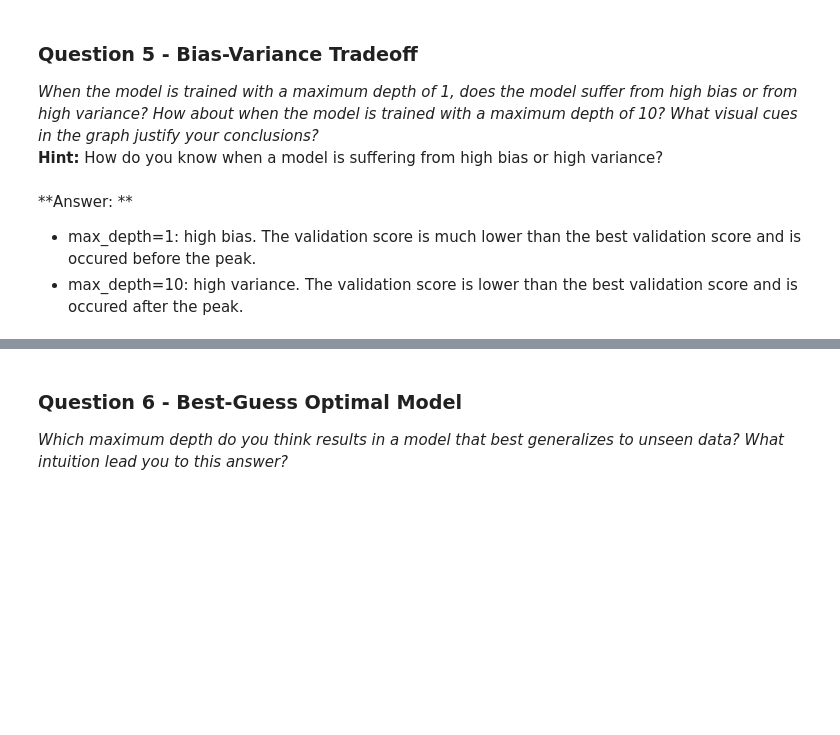
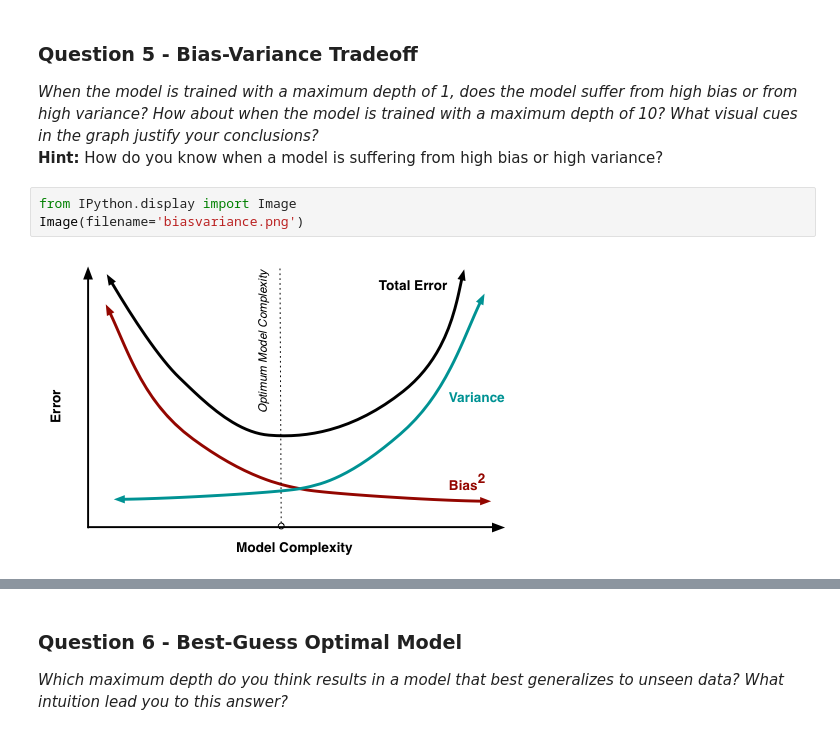
Before and after one commit to myfunprograms/machine-learning, a Jupyter notebook: boston_housing/boston_housing.ipynb, the cells around one changed output, grey strips where cells are left out. Cells and saved outputs as stored; diff of their text form; blank space fills up the shorter version.

```diff
--- a/boston_housing/boston_housing.ipynb
+++ b/boston_housing/boston_housing.ipynb
@@ -271,7 +310,8 @@ vs.ModelComplexity(X_train, y_train)
 ### Question 5 - Bias-Variance Tradeoff
 *When the model is trained with a maximum depth of 1, does the model suffer from high bias or from high variance? How about when the model is trained with a maximum depth of 10? What visual cues in the graph justify your conclusions?*
 **Hint:** How do you know when a model is suffering from high bias or high variance?
-# %% [markdown]
-**Answer: **
-* max_depth=1: high bias. The validation score is much lower than the best validation score and is occured before the peak.
-* max_depth=10: high variance. The validation score is lower than the best validation score and is occured after the peak.
+# %%
+from IPython.display import Image
+Image(filename='biasvariance.png')
+# %% [output]
+[figure, added]
```
Also changed, not shown: parts of 17 cells of this notebook, 3 other files.
